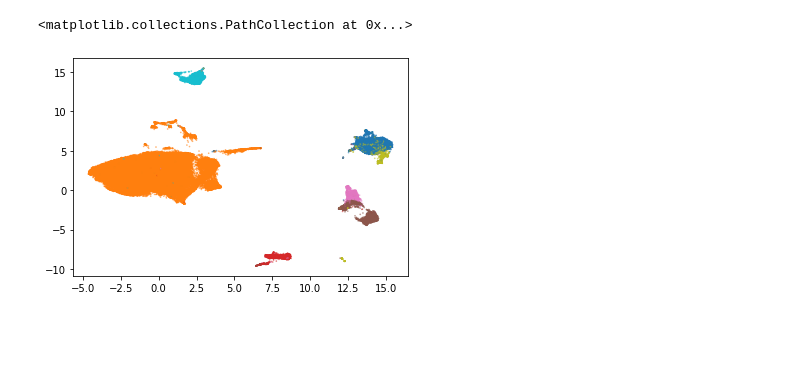
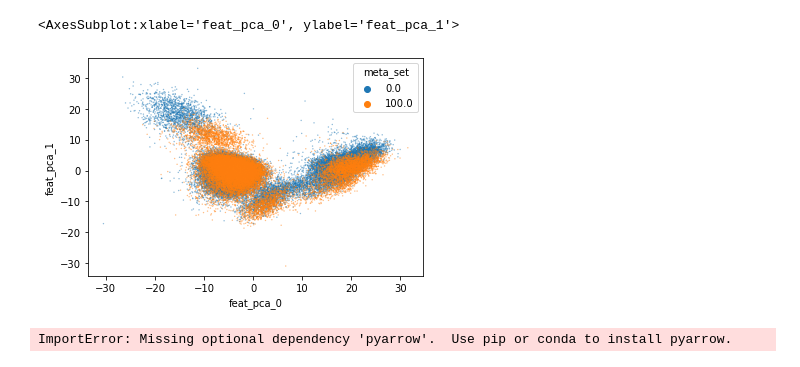
Before and after one commit to MaximLippeveld/buzz, a Jupyter notebook: demo/demo_wbc_ifc.ipynb, the cells around one changed output. Saved outputs shown, nothing was run; the diff lists cells and outputs as text; code cells hidden in the pictures; blank space fills up the shorter version.

```diff
--- a/demo/demo_wbc_ifc.ipynb
+++ b/demo/demo_wbc_ifc.ipynb
@@ -34,2 +41,16 @@ plt.scatter(trans[:, 0], trans[:, 1], s=0.5, alpha=0.5, c=trans_df["meta_label"]
+# %%
+seaborn.scatterplot(data=pandas.concat([embed_df, df], axis=1), hue="meta_set", x="feat_pca_0", y="feat_pca_1", s=2, alpha=0.5, linewidth=0, palette="tab10")
+# %% [output]
+<AxesSubplot:xlabel='feat_pca_0', ylabel='feat_pca_1'>
+[figure, added]
+# %%
+export_df = pandas.concat([embed_df[["feat_pca_0", "feat_pca_1"]], df], axis=1)
+for col in export_df:
+    if(export_df[col].dtype == numpy.int64):
+        export_df[col] = export_df[col].astype(numpy.int32)
+
+export_df.reset_index(drop=True).to_feather("./demo_wbc.feather", compression="uncompressed")
+# %% [output]
+ImportError: Missing optional dependency 'pyarrow'.  Use pip or conda to install pyarrow.
 # %%
 import umap
@@ -39,5 +70,0 @@ u_trans = u.fit_transform(trans_df.drop(columns=["meta_set", "meta_label"]).valu
-# %%
-plt.scatter(u_trans[:, 0], u_trans[:, 1], s=0.5, alpha=0.5, c=trans_df["meta_label"], cmap="tab10")
-# %% [output]
-<matplotlib.collections.PathCollection at 0x...>
-[figure, removed]
```
Also changed, not shown: parts of 30 cells of this notebook.
